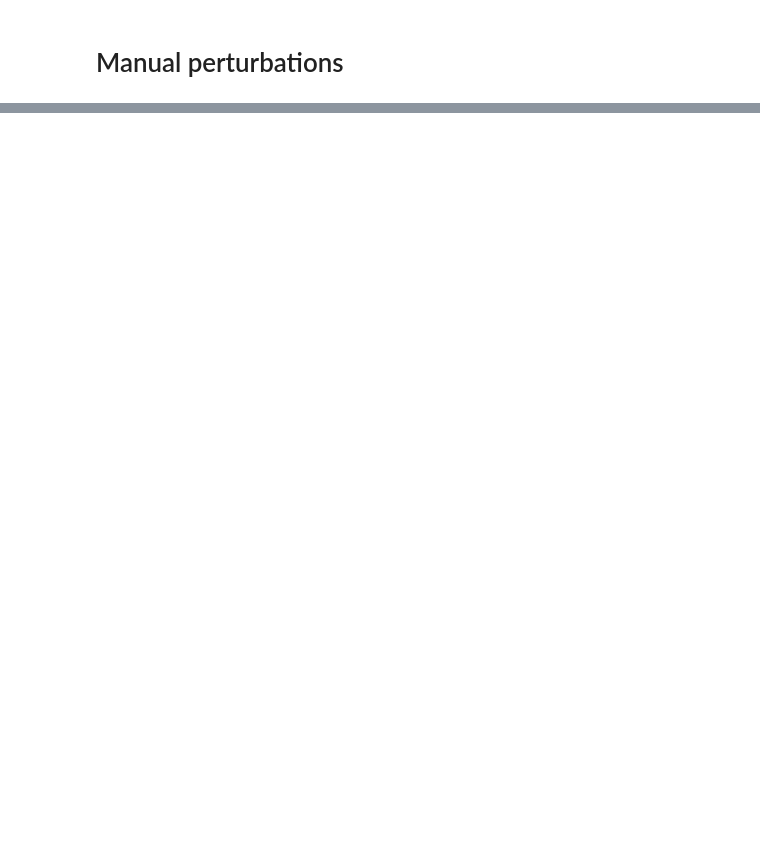
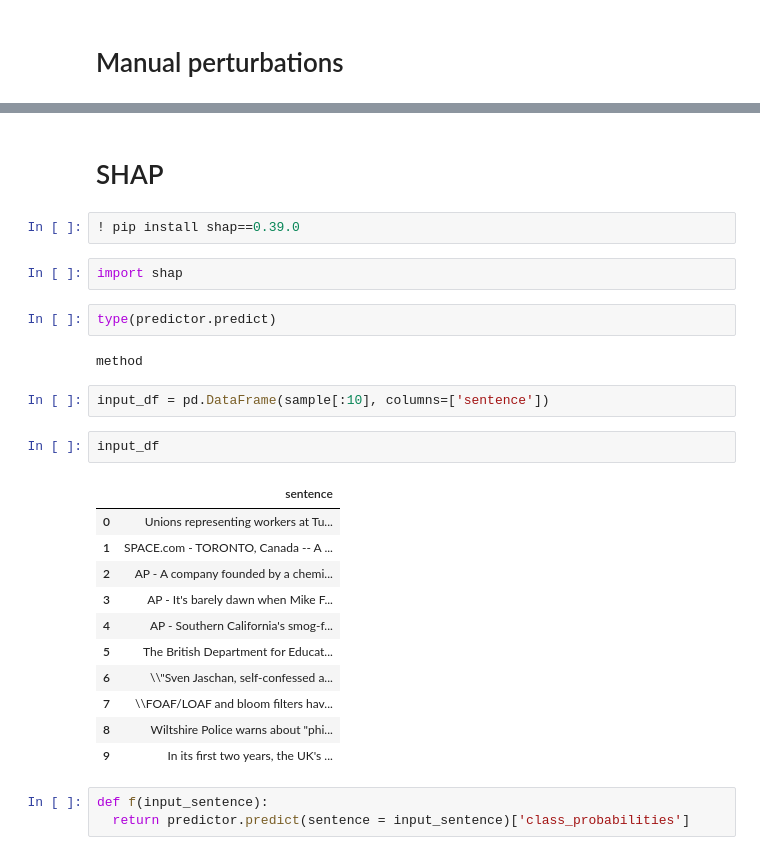
Before and after one commit to stevieg3/ucl-nlp-group-project, a Jupyter notebook: notebooks/AllenNLP/bcn_running_config.ipynb, the cells around one changed output, grey strips where cells are left out. Cells and saved outputs as stored; diff of their text form; blank space fills up the shorter version.

```diff
--- a/notebooks/AllenNLP/bcn_running_config.ipynb
+++ b/notebooks/AllenNLP/bcn_running_config.ipynb
@@ -280,0 +393,29 @@ SpearmanrResult(correlation=0.9682486631016043, pvalue=3.1728391771495316e-20)
+# %% [markdown]
+# SHAP
+# %%
+! pip install shap==0.39.0
+# %%
+import shap
+# %%
+type(predictor.predict)
+# %% [output]
+method
+# %%
+input_df = pd.DataFrame(sample[:10], columns=['sentence'])
+# %%
+input_df
+# %% [output]
+|  | sentence |
+| 0 | Unions representing workers at Tu... |
+| 1 | SPACE.com - TORONTO, Canada -- A ... |
+| 2 | AP - A company founded by a chemi... |
+| 3 | AP - It's barely dawn when Mike F... |
+| 4 | AP - Southern California's smog-f... |
+| 5 | The British Department for Educat... |
+| 6 | \\"Sven Jaschan, self-confessed a... |
+| 7 | \\FOAF/LOAF and bloom filters hav... |
+| 8 | Wiltshire Police warns about "phi... |
+| 9 | In its first two years, the UK's ... |
+# %%
+def f(input_sentence):
+  return predictor.predict(sentence = input_sentence)['class_probabilities']
```
Also changed, not shown: parts of 22 cells of this notebook.
